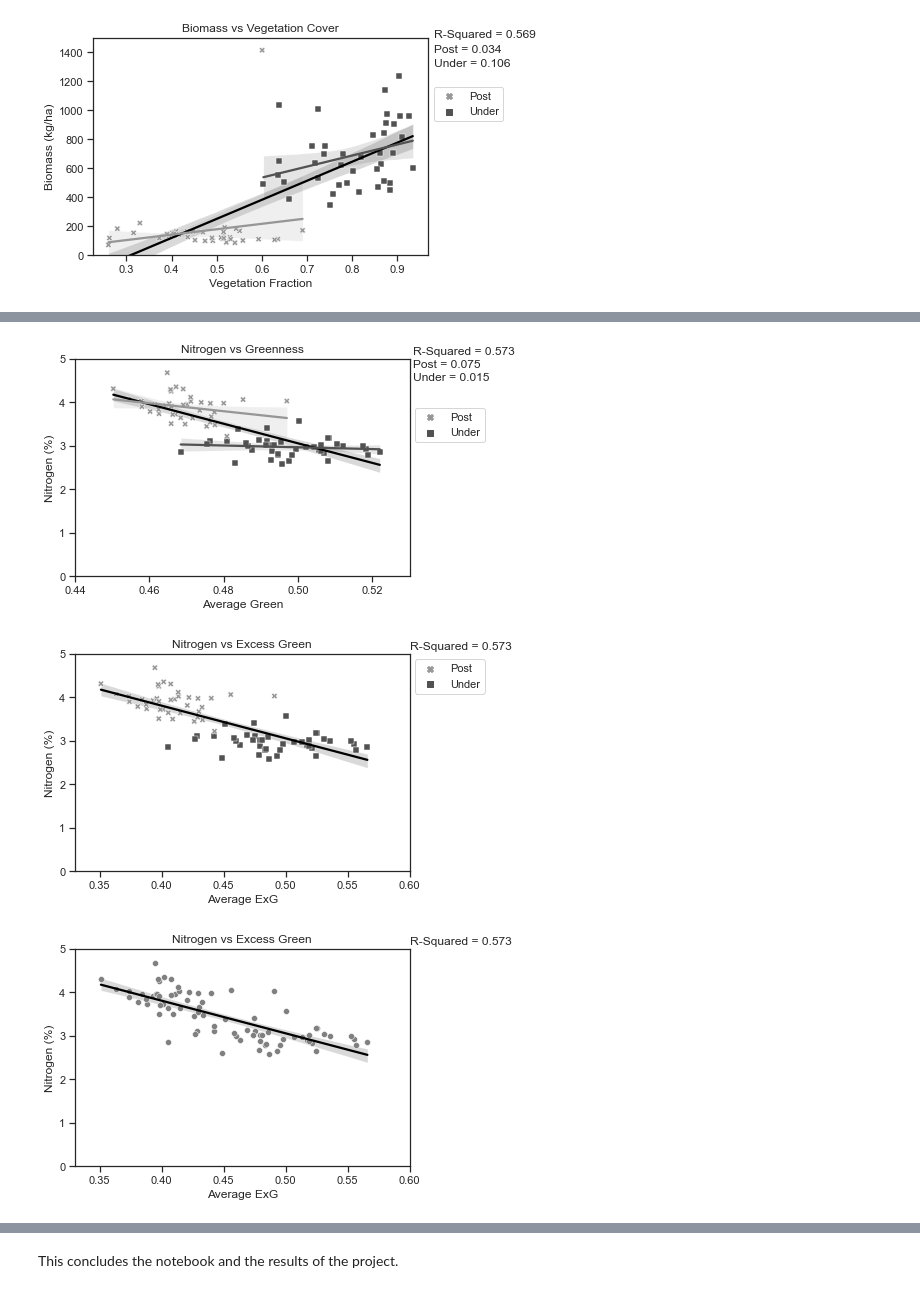
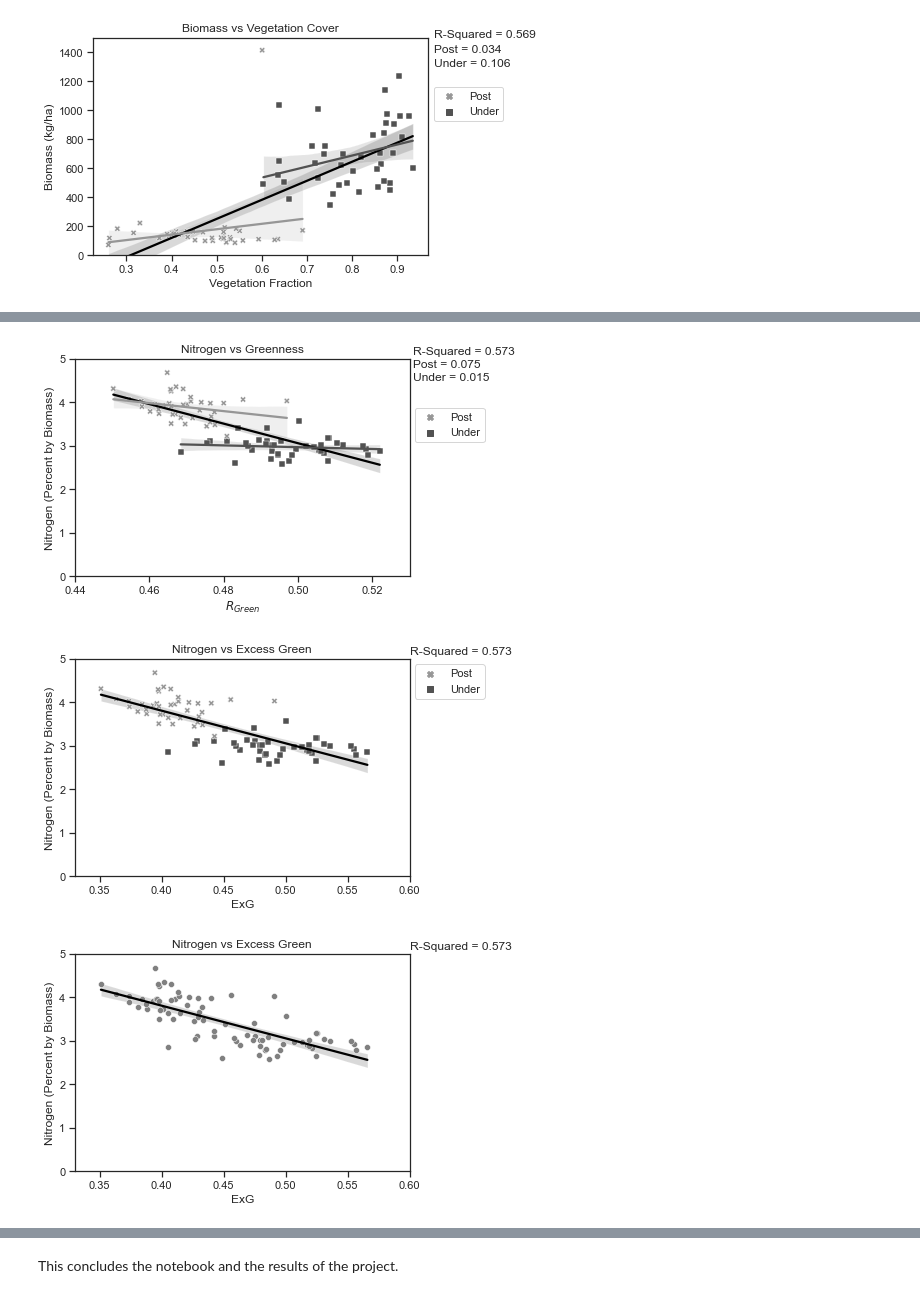
Before and after one commit to LRosen656/USDA_GEMS_TASK1, a Jupyter notebook: 6.0_Plot_Oat_Results.ipynb, the cells around one changed output, grey strips where cells are left out. Saved outputs shown, nothing was run; the diff lists cells and outputs as text; code cells hidden in the pictures.

```diff
--- a/6.0_Plot_Oat_Results.ipynb
+++ b/6.0_Plot_Oat_Results.ipynb
@@ -541,25 +603,25 @@ plt.savefig(graph_out + "Nitrogen_Greenness_C", bbox_inches = "tight", dpi = 300
 # %%
 ## Nitrogen vs Greenness
 sns.set_theme(style ="ticks")
 line = sns.regplot(x = "Green_Avg_Vegetation", y = "Nitrogen", data = Harvest, scatter = False, color = "black")  ## TrendLine
 line.text(.531, 5.1, "R-Squared = " + "{:.3f}".format(stats.pearsonr(Harvest["Green_Avg_Vegetation"],Harvest["Nitrogen"])[0]**2)) ## R-Squared
 
 line = sns.regplot(x = "Green_Avg_Vegetation", y = "Nitrogen", data = Harvest[(Harvest["Cover"]=="Post")], scatter = False, color = "#969696")  ## TrendLine
 line.text(.531, 4.8, "Post = " + "{:.3f}".format(stats.pearsonr(Harvest[(Harvest["Cover"]=="Post")]["Green_Avg_Vegetation"],Harvest[(Harvest["Cover"]=="Post")]["Nitrogen"])[0]**2)) ## R-Squared
 
 line = sns.regplot(x = "Green_Avg_Vegetation", y = "Nitrogen", data = Harvest[(Harvest["Cover"]=="Under")], scatter = False, color = "#525252")  ## TrendLine
 line.text(.531, 4.5, "Under = " + "{:.3f}".format(stats.pearsonr(Harvest[(Harvest["Cover"]=="Under")]["Green_Avg_Vegetation"],Harvest[(Harvest["Cover"]=="Under")]["Nitrogen"])[0]**2)) ## R-Squared
 
 ax = sns.scatterplot(x = "Green_Avg_Vegetation", y = "Nitrogen", data = Harvest[(Harvest["Cover"]!="Fallow")],
                 hue = "Cover", palette=["#969696", "#525252"], style = "Cover", markers = ["X", "s"])
-ax.set(xlabel = "Average Green", ylabel = "Nitrogen (%)",
+ax.set(xlabel = r"$R_{Green}$", ylabel = "Nitrogen (Percent by Biomass)",
        xlim = (0.44, 0.53), ylim = (0, 5),
        title = "Nitrogen vs Greenness")
 ax.legend(bbox_to_anchor=(1.24,.8))
 
 plt.savefig(graph_out + "Nitrogen_Greenness_sep", bbox_inches = "tight", dpi = 300)
 # %% [output]
-[figure, old version]
+[figure, new version]
 # %%
 ## Nitrogen vs EXG
 
@@ -568,14 +630,14 @@ line = sns.regplot(x = "EXG_Avg_Vegetation", y = "Nitrogen", data = Harvest, sca
 line.text(.6, 5.1, "R-Squared = " + "{:.3f}".format(stats.pearsonr(Harvest["EXG_Avg_Vegetation"],Harvest["Nitrogen"])[0]**2)) ## R-Squared
 ax = sns.scatterplot(x = "EXG_Avg_Vegetation", y = "Nitrogen", data = Harvest[(Harvest["Cover"]!="Fallow")],
                 hue = "Cover", palette=["#969696", "#525252"], style = "Cover", markers = ["X", "s"])
-ax.set(xlabel = "Average ExG", ylabel = "Nitrogen (%)",
+ax.set(xlabel = "ExG", ylabel = "Nitrogen (Percent by Biomass)",
        xlim = (0.33, 0.6), ylim= (0,5),
        title = "Nitrogen vs Excess Green")
 ax.legend(bbox_to_anchor=(1.24,1))
 
 plt.savefig(graph_out + "Nitrogen_EXG", bbox_inches = "tight", dpi = 300)
 # %% [output]
-[figure, old version]
+[figure, new version]
 # %%
 ## Nitrogen vs EXG
 
@@ -583,14 +645,14 @@ sns.set_theme(style ="ticks")
 line = sns.regplot(x = "EXG_Avg_Vegetation", y = "Nitrogen", data = Harvest, scatter = False, color = "black")  ## TrendLine
 line.text(.6, 5.1, "R-Squared = " + "{:.3f}".format(stats.pearsonr(Harvest["EXG_Avg_Vegetation"],Harvest["Nitrogen"])[0]**2)) ## R-Squared
 ax = sns.scatterplot(x = "EXG_Avg_Vegetation", y = "Nitrogen", data = Harvest[(Harvest["Cover"]!="Fallow")], color = "Grey")
-ax.set(xlabel = "Average ExG", ylabel = "Nitrogen (%)",
+ax.set(xlabel = "ExG", ylabel = "Nitrogen (Percent by Biomass)",
        xlim = (0.33, 0.6), ylim= (0,5),
        title = "Nitrogen vs Excess Green")
 
 
 plt.savefig(graph_out + "Nitrogen_EXG", bbox_inches = "tight", dpi = 300)
 # %% [output]
-[figure, old version]
+[figure, new version]
 # %%
 ## Nitrogen vs EXG
 
```
Also changed, not shown: parts of 45 cells of this notebook, 48 other files.
